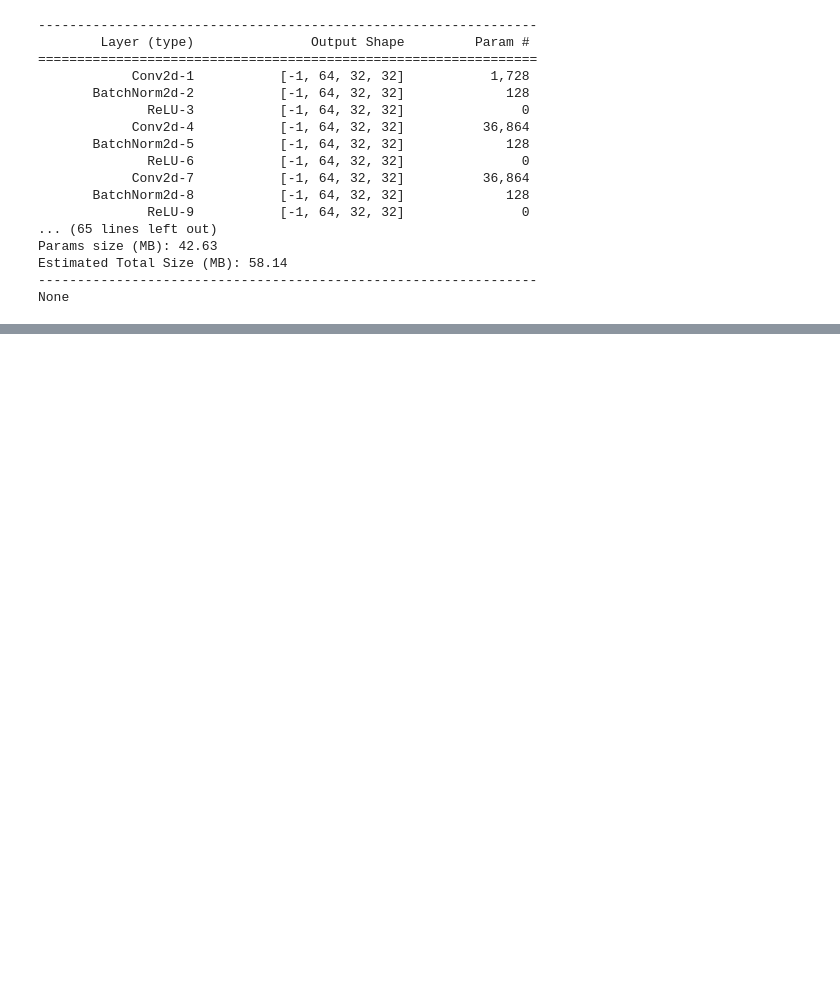
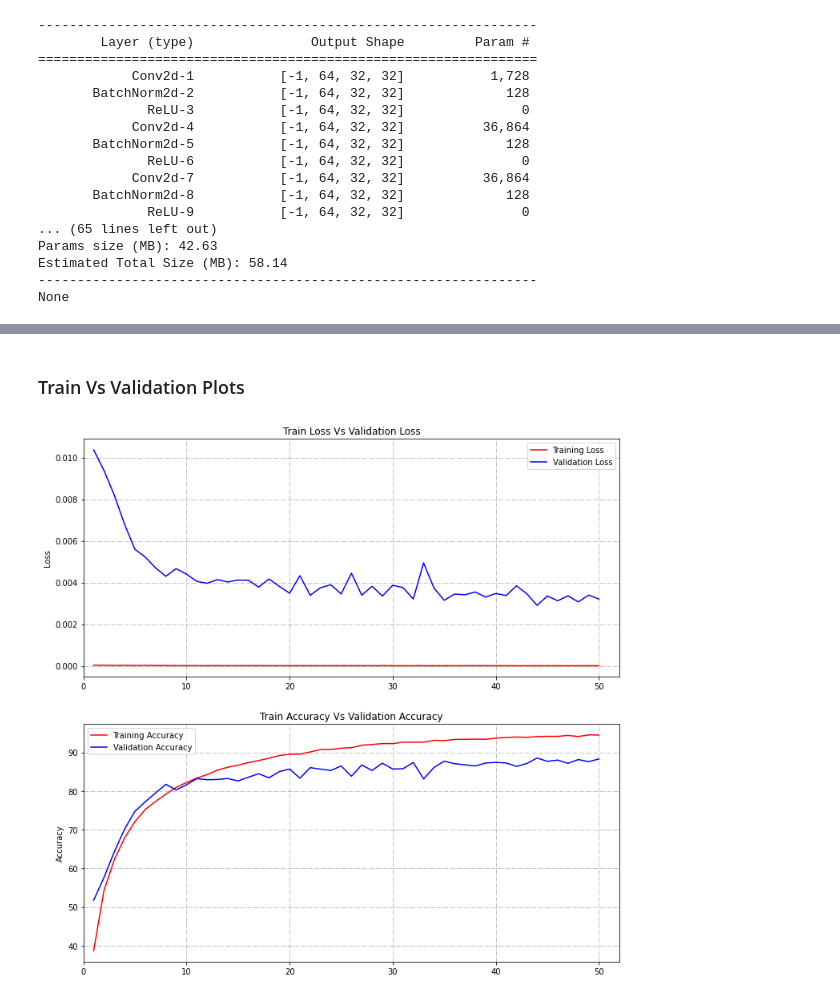
Before and after one commit to theschoolof-ai/JEDI, a Jupyter notebook: S10/S10.ipynb, the cells around one changed output, grey strips where cells are left out. Cells and saved outputs as stored; diff of their text form; code cells hidden in the pictures; blank space fills up the shorter version.

```diff
--- a/S10/S10.ipynb
+++ b/S10/S10.ipynb
@@ -338,22 +138,25 @@ Suggested LR: 5.34E-02
 # %%
 from torch.optim.lr_scheduler import ReduceLROnPlateau
 valid_acc = []
-loss_test_ = []
+valid_loss = []
+train_acc = []
+train_loss = []
 l1_regularization = [0, 0]
 
 # https://pytorch.org/docs/stable/optim.html#torch.optim.lr_scheduler.ReduceLROnPlateau
 
 # Assign optimizer with suggested learning rate and run it with reduceonpleatue
-optimizer = optim.SGD(model_.parameters(), lr=5.34E-02,  momentum=0.9, weight_decay=1e-2) #  5.34E-02
-
+optimizer = optim.SGD(model_.parameters(), lr=1.23E-02,  momentum=0.9, weight_decay=5e-4)
 scheduler = ReduceLROnPlateau(optimizer, mode='min', factor=0.1, patience=10, threshold=0.0001, threshold_mode='rel', cooldown=0, min_lr=0, eps=1e-08, verbose=False)
 for epoch in range(50):
-    train(model_, config.device, train_loader_CIFAR10_alb, optimizer, epoch, l1_regularization=[0, 1])
+    train_a, train_l = train(model_, config.device, train_loader_CIFAR10_alb, optimizer, epoch, l1_regularization=[0, 1])
     #scheduler.step()
+    train_acc.append(train_a)
+    train_loss.append(train_l)
     valid_a, valid_l = test(model_, config.device, test_loader_CIFAR10_alb)
     # Appending to loss and accuracy lists
     valid_acc.append(valid_a)
-    loss_test_.append(valid_l)
+    valid_loss.append(valid_l)
     # Note that step should be called after validate()
     scheduler.step(valid_l)
 # %% [output]
@@ -379,3 +182,32 @@ Test set: Average loss: 0.0106, Accuracy: 5449/10000 (54.4900%)
 # %%
 # Save the model
 torch.save(model_, '/content/JEDI/tsai.jedi/model_objects/s10_resnet_albu_cutout_lrfinder_v1.pt')
+# %% [markdown]
+### Train Vs Validation Plots
+# %%
+#
+import matplotlib.pyplot as plt
+epoch = 50
+plt.figure(figsize=(12,12))
+plt.subplot(2,1,1)
+ax = plt.gca()
+ax.set_xlim([0, epoch+2])
+plt.ylabel('Loss')
+plt.title('Train Loss Vs Validation Loss')
+plt.plot(range(1, epoch+1), train_loss[:epoch+1], 'r', label='Training Loss')
+plt.plot(range(1, epoch+1), valid_loss[:epoch+1], 'b', label='Validation Loss')
+ax.grid(linestyle='-.')
+plt.legend()
+plt.subplot(2,1,2)
+
+ax = plt.gca()
+ax.set_xlim([0, epoch+2])
+plt.ylabel('Accuracy')
+plt.title('Train Accuracy Vs Validation Accuracy')
+plt.plot(range(1, epoch+1), train_acc[:epoch+1], 'r', label='Training Accuracy')
+plt.plot(range(1, epoch+1), valid_acc[:epoch+1], 'b', label='Validation Accuracy')
+ax.grid(linestyle='-.')
+plt.legend()
+plt.show()
+# %% [output]
+[figure, added]
```
Also changed, not shown: parts of 15 cells of this notebook, 2 other files.
